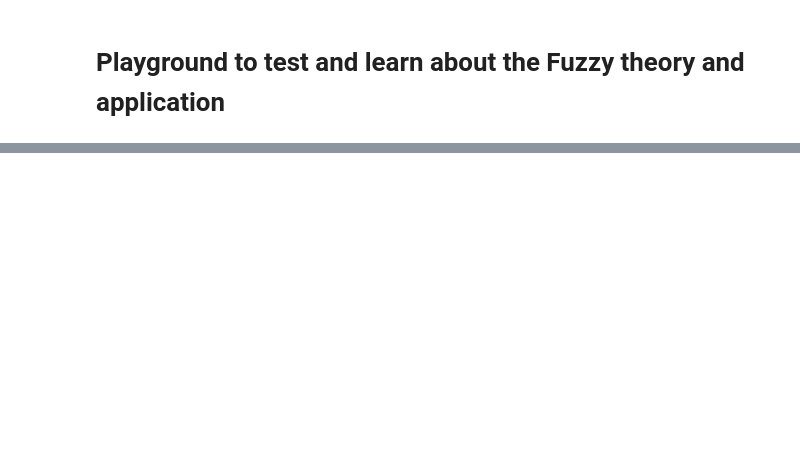
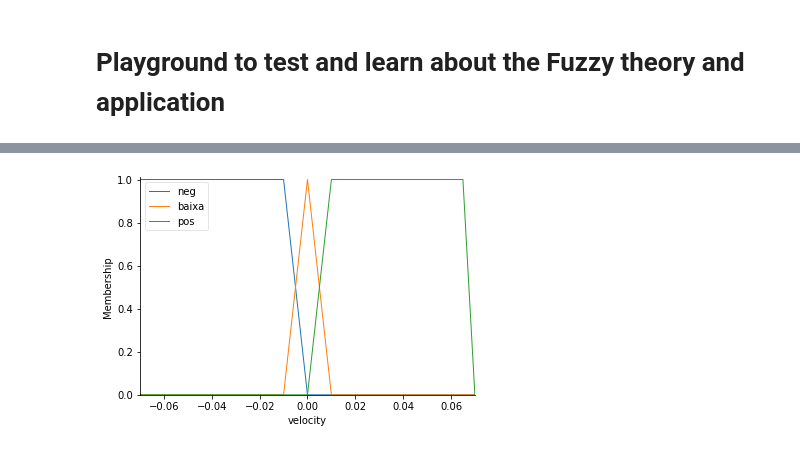
Before and after one commit to MacielMachado/fuzzy, a Jupyter notebook: notebooks/playground.ipynb, the cells around one changed output, grey strips where cells are left out. Drawn from its saved outputs; the diff is of its cells as text; code cells hidden in the pictures; blank space fills up the shorter version.

```diff
--- a/notebooks/playground.ipynb
+++ b/notebooks/playground.ipynb
@@ -51,0 +43,4 @@ gorjeta.view(sim= sistema)
+# %%
+velocity_antecedent.view()
+# %% [output]
+[figure, added]
```
Also changed, not shown: parts of 18 cells of this notebook, 5 other files.
